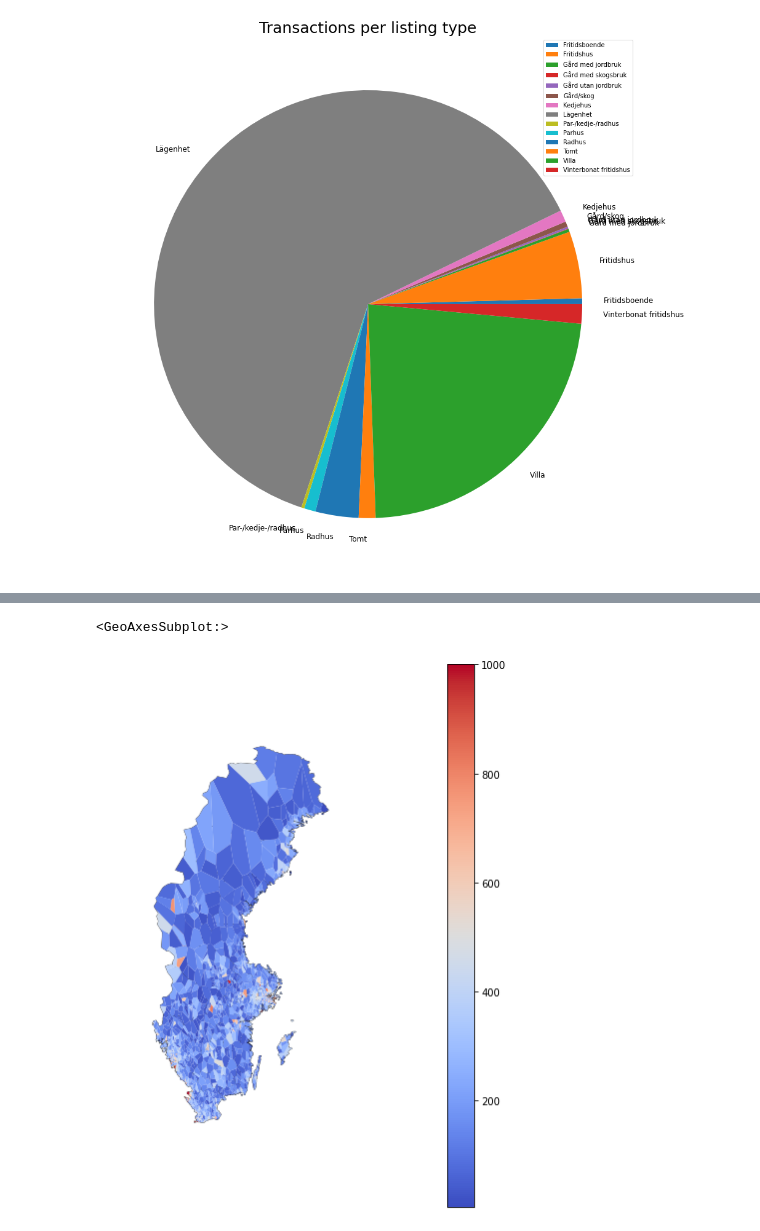
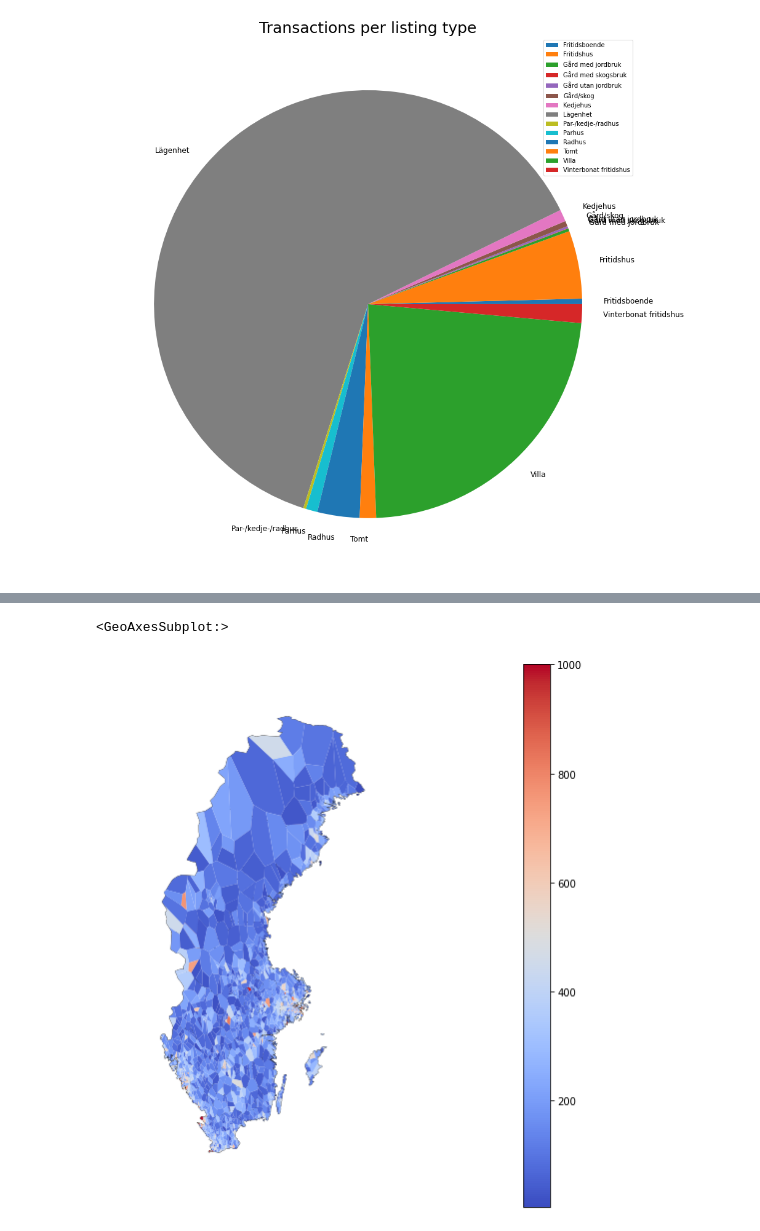
Before and after one commit to orchardpark/realsweden, a Jupyter notebook: property_market.ipynb, the cells around one changed output, grey strips where cells are left out. Cells and saved outputs as stored; diff of their text form; code cells hidden in the pictures.

```diff
--- a/property_market.ipynb
+++ b/property_market.ipynb
@@ -83,25 +83,25 @@ plt.plot()
 # %%
 world = gpd.read_file("data/ne_10m_admin_1_states_provinces/ne_10m_admin_1_states_provinces.shp")
 swe = world[world['admin'] == 'Sweden']  # Filter out Sweden from the world
 closed_listings_with_geo = pd.merge(closed_listings,geocoded, left_on='city', right_on='city')
 df = closed_listings_with_geo.groupby('city').agg({'closing_price':'mean', 'lat':'min','lon':'min'})
 df['closing_price'] /= 10000
 df = df[df['closing_price']<=1000]
 gdf = gpd.GeoDataFrame(
     df, geometry=gpd.points_from_xy(df.lon, df.lat))
 
 proj = gplt.crs.AlbersEqualArea()
 fig = plt.figure(figsize=(16,10))
-ax1 = plt.subplot(121, projection=proj)
+ax1 = plt.subplot(111, projection=proj)
 gplt.voronoi(gdf,
              cmap='coolwarm',
              clip=swe,
              hue="closing_price",
              legend=True,
              edgecolor="None",
              projection=proj,
              ax=ax1)
 gplt.polyplot(swe, edgecolor="Black", zorder=1, linewidth=0.5, projection=proj, ax=ax1)
 # %% [output]
 <GeoAxesSubplot:>
-[figure, old version]
+[figure, new version]
```
Also changed, not shown: parts of 5 cells of this notebook.
